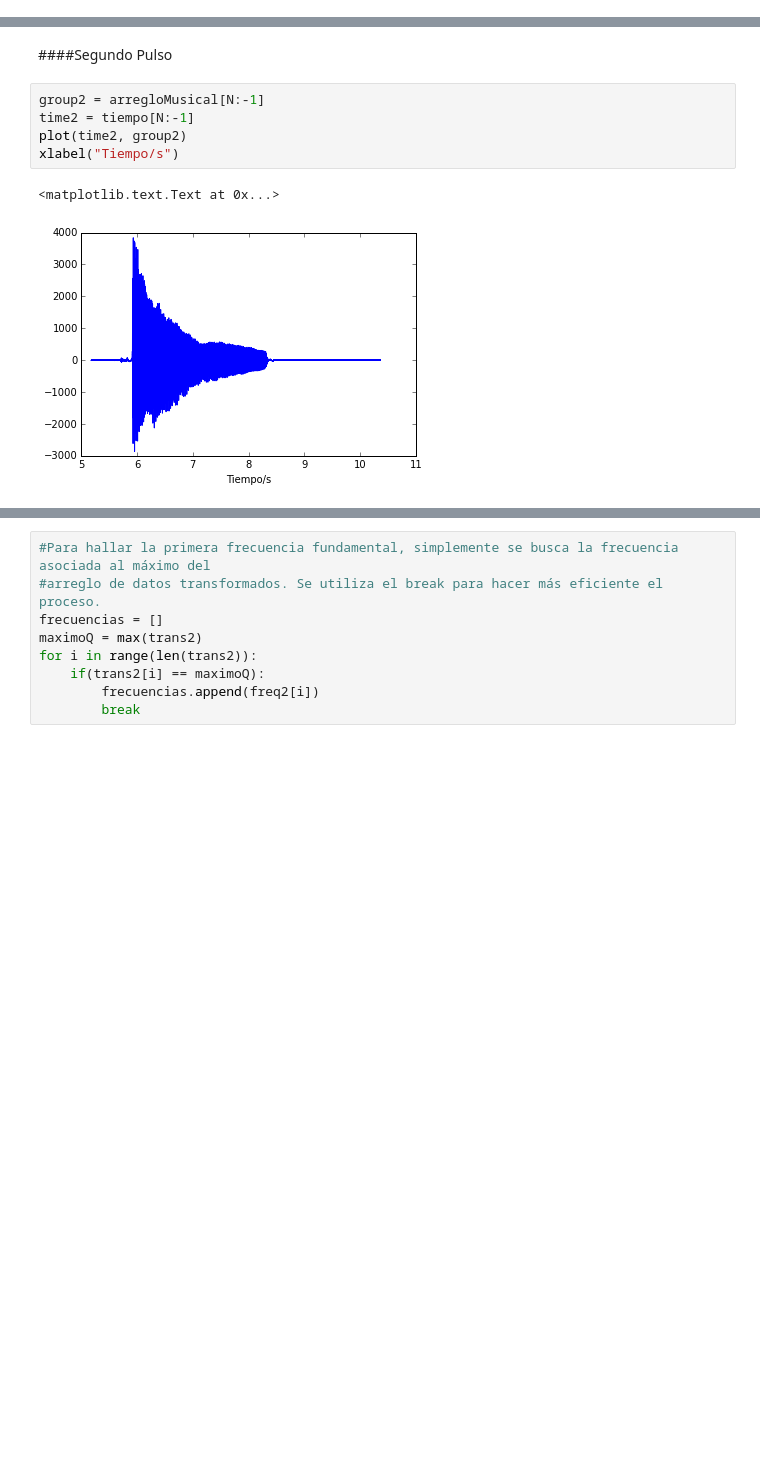
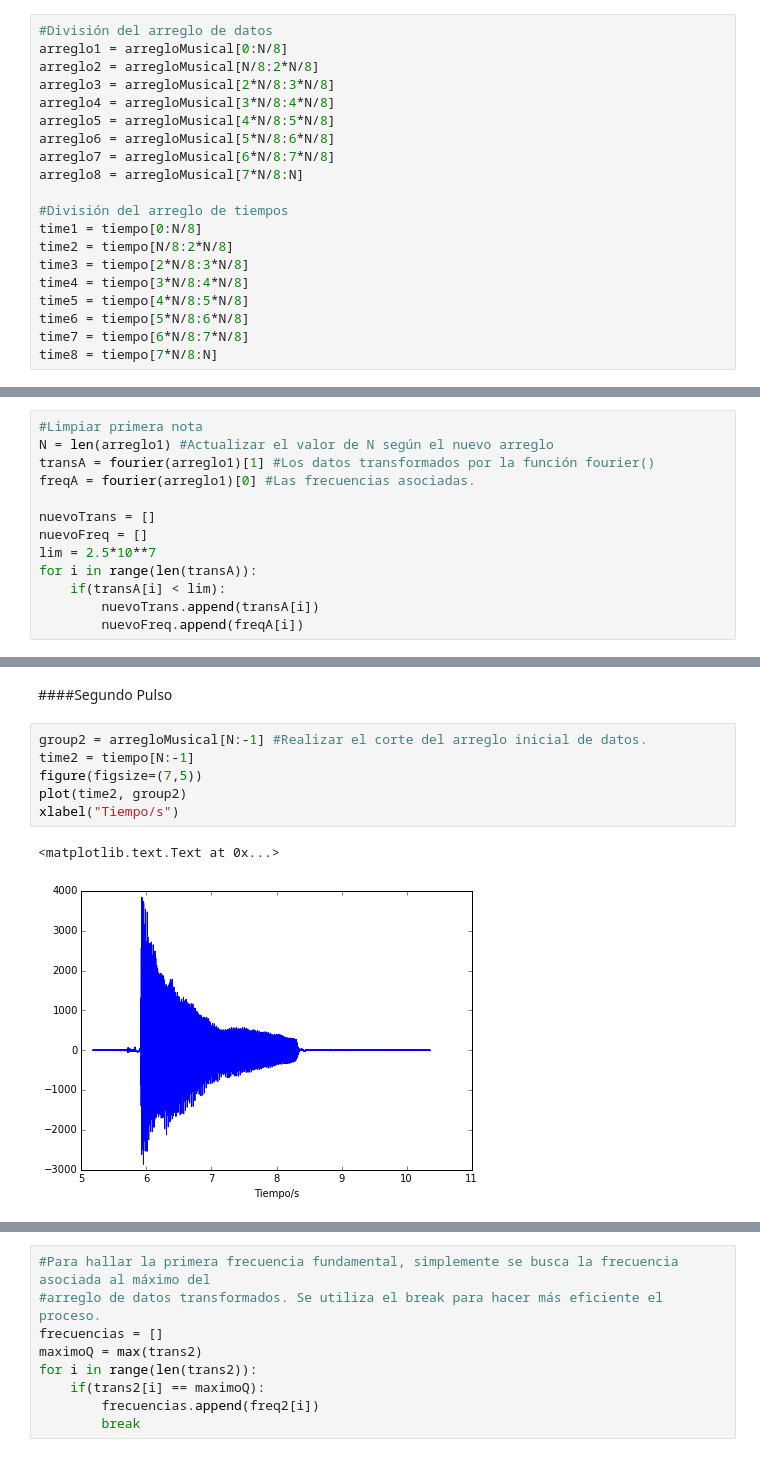
Before and after one commit to JuanUrrea6/MC, a Jupyter notebook: Proyecto Final/Filtrado.ipynb, the cells around one changed output, grey strips where cells are left out. Drawn from its saved outputs; the diff is of its cells as text; blank space fills up the shorter version.

Commit message:
Análisis de una escala
Se analiza exitosamente una escala de notas entera.

```diff
--- a/Proyecto Final/Filtrado.ipynb
+++ b/Proyecto Final/Filtrado.ipynb
@@ -234,0 +255,20 @@ En la tabla 1 pueden observarse las dos frecuencias fundamentales obtenidas que
+# %%
+#División del arreglo de datos
+arreglo1 = arregloMusical[0:N/8]
+arreglo2 = arregloMusical[N/8:2*N/8]
+arreglo3 = arregloMusical[2*N/8:3*N/8]
+arreglo4 = arregloMusical[3*N/8:4*N/8]
+arreglo5 = arregloMusical[4*N/8:5*N/8]
+arreglo6 = arregloMusical[5*N/8:6*N/8]
+arreglo7 = arregloMusical[6*N/8:7*N/8]
+arreglo8 = arregloMusical[7*N/8:N]
+
+#División del arreglo de tiempos
+time1 = tiempo[0:N/8]
+time2 = tiempo[N/8:2*N/8]
+time3 = tiempo[2*N/8:3*N/8]
+time4 = tiempo[3*N/8:4*N/8]
+time5 = tiempo[4*N/8:5*N/8]
+time6 = tiempo[5*N/8:6*N/8]
+time7 = tiempo[6*N/8:7*N/8]
+time8 = tiempo[7*N/8:N]
@@ -234,0 +353,13 @@ En la tabla 1 pueden observarse las dos frecuencias fundamentales obtenidas que
+# %%
+#Limpiar primera nota
+N = len(arreglo1) #Actualizar el valor de N según el nuevo arreglo
+transA = fourier(arreglo1)[1] #Los datos transformados por la función fourier()
+freqA = fourier(arreglo1)[0] #Las frecuencias asociadas.
+
+nuevoTrans = []
+nuevoFreq = []
+lim = 2.5*10**7
+for i in range(len(transA)):
+    if(transA[i] < lim):
+        nuevoTrans.append(transA[i])
+        nuevoFreq.append(freqA[i])
@@ -326,13 +471,14 @@ Las frecuencias fundamentales son: 496.15 Hz y 97.879 Hz
 # %% [markdown]
 ####Segundo Pulso
 # %%
-group2 = arregloMusical[N:-1]
+group2 = arregloMusical[N:-1] #Realizar el corte del arreglo inicial de datos.
 time2 = tiempo[N:-1]
+figure(figsize=(7,5))
 plot(time2, group2)
 xlabel("Tiempo/s")
 # %% [output]
 <matplotlib.text.Text at 0x...>
-[figure, old version]
+[figure, new version]
 # %%
 N = len(group2) #Actualizar N según el nueo arreglo.
 trans2 = fourier(group2)[1] #Los datos transformados por la función fourier()
```
Also changed, not shown: parts of 9 cells of this notebook.
